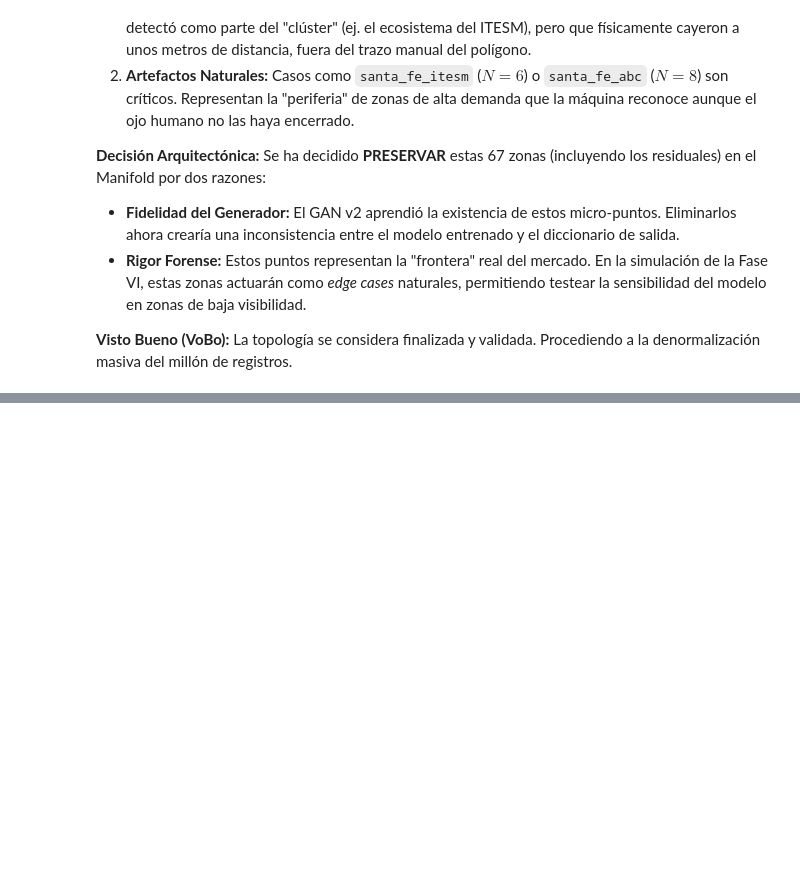
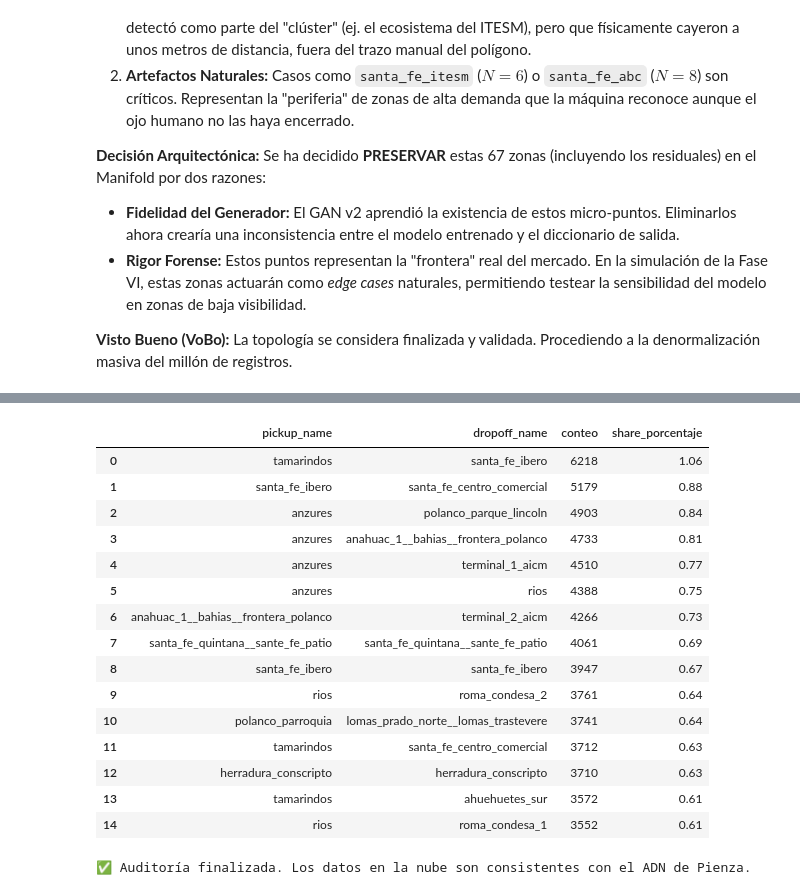
Before and after one commit to WiseExMachina/pienza, a Jupyter notebook: Phase_6_Generative_Moonshots/0605_cGAN_denormalization.ipynb, the cells around one changed output, grey strips where cells are left out. Cells and saved outputs as stored; diff of their text form; code cells hidden in the pictures; blank space fills up the shorter version.

```diff
--- a/Phase_6_Generative_Moonshots/0605_cGAN_denormalization.ipynb
+++ b/Phase_6_Generative_Moonshots/0605_cGAN_denormalization.ipynb
@@ -1020,0 +865,60 @@ Error:
+# %%
+# ==============================================================================
+# AUDITORÍA "BIEN PADRE" 2.0: SQL SOVEREIGN MODE
+# ==============================================================================
+# Propósito: Validar el Expert Rhythm directamente en la nube.
+# ==============================================================================
+from google.cloud import bigquery
+import pandas as pd
+
+client = bigquery.Client(project=GCP_PROJECT_ID)
+TABLE_ID = f"{GCP_PROJECT_ID}.{BQ_DATASET}.synthetic_manifold_v8_enriched"
+
+print(f"💎 EXTRACCIÓN DEL CORAZÓN DE PIENZA (Cloud Analysis)...")
+print("-" * 60)
+
+# 1. MÉTRICAS GENERALES DE CONTROL
+# Calculamos todo en una sola pasada por los datos para ser eficientes
+query_stats = f"""
+SELECT
+    COUNT(*) as total_filas,
+    COUNTIF(pickup_name != 'unassigned_area' AND dropoff_name != 'unassigned_area') as total_endogenos,
+    COUNTIF(pickup_name = dropoff_name AND pickup_name != 'unassigned_area') as total_intra_zonales
+FROM `{TABLE_ID}`
+"""
+
+stats = client.query(query_stats).to_dataframe()
+
+total = stats['total_filas'][0]
+endogenos = stats['total_endogenos'][0]
+intra = stats['total_intra_zonales'][0]
+tasa_control = (endogenos / total) * 100
+
+print(f"📊 RESUMEN DE CONTROL GEOGRÁFICO:")
+print(f"✅ Viajes Totales en Manifold:  {total:,}")
+print(f"🔥 Viajes 100% Identificados:   {endogenos:,}")
+print(f"📈 Tasa de Control Maestro:     {tasa_control:.2f}%")
+print(f"📍 Viajes Intra-Zonales:        {intra:,} ({ (intra/endogenos)*100 :.1f}% de los endógenos)")
+print("-" * 60)
+
+# 2. TOP 15 RUTAS "SOLO PARA CONOCEDORES"
+query_rutas = f"""
+SELECT
+    pickup_name,
+    dropoff_name,
+    COUNT(*) as conteo,
+    ROUND(COUNT(*) * 100 / {endogenos}, 2) as share_porcentaje
+FROM `{TABLE_ID}`
+WHERE pickup_name != 'unassigned_area' AND dropoff_name != 'unassigned_area'
+GROUP BY 1, 2
+ORDER BY conteo DESC
+LIMIT 15
+"""
+
+df_rutas = client.query(query_rutas).to_dataframe()
+
+print("\n🏆 TOP 15 RUTAS MAESTRAS (End-to-End Control):")
+display(df_rutas)
+
+print("\n✅ Auditoría finalizada. Los datos en la nube son consistentes con el ADN de Pienza.")
+# %% [output]
@@ -1020,0 +935,17 @@ Error:
+|  | pickup_name | dropoff_name | conteo | share_porcentaje |
+| 0 | tamarindos | santa_fe_ibero | 6218 | 1.06 |
+| 1 | santa_fe_ibero | santa_fe_centro_comercial | 5179 | 0.88 |
+| 2 | anzures | polanco_parque_lincoln | 4903 | 0.84 |
+| 3 | anzures | anahuac_1__bahias__frontera_polanco | 4733 | 0.81 |
+| 4 | anzures | terminal_1_aicm | 4510 | 0.77 |
+| 5 | anzures | rios | 4388 | 0.75 |
+| 6 | anahuac_1__bahias__frontera_polanco | terminal_2_aicm | 4266 | 0.73 |
+| 7 | santa_fe_quintana__sante_fe_patio | santa_fe_quintana__sante_fe_patio | 4061 | 0.69 |
+| 8 | santa_fe_ibero | santa_fe_ibero | 3947 | 0.67 |
+| 9 | rios | roma_condesa_2 | 3761 | 0.64 |
+| 10 | polanco_parroquia | lomas_prado_norte__lomas_trastevere | 3741 | 0.64 |
+| 11 | tamarindos | santa_fe_centro_comercial | 3712 | 0.63 |
+| 12 | herradura_conscripto | herradura_conscripto | 3710 | 0.63 |
+| 13 | tamarindos | ahuehuetes_sur | 3572 | 0.61 |
+| 14 | rios | roma_condesa_1 | 3552 | 0.61 |
+✅ Auditoría finalizada. Los datos en la nube son consistentes con el ADN de Pienza.
```
Also changed, not shown: parts of 13 cells of this notebook.
